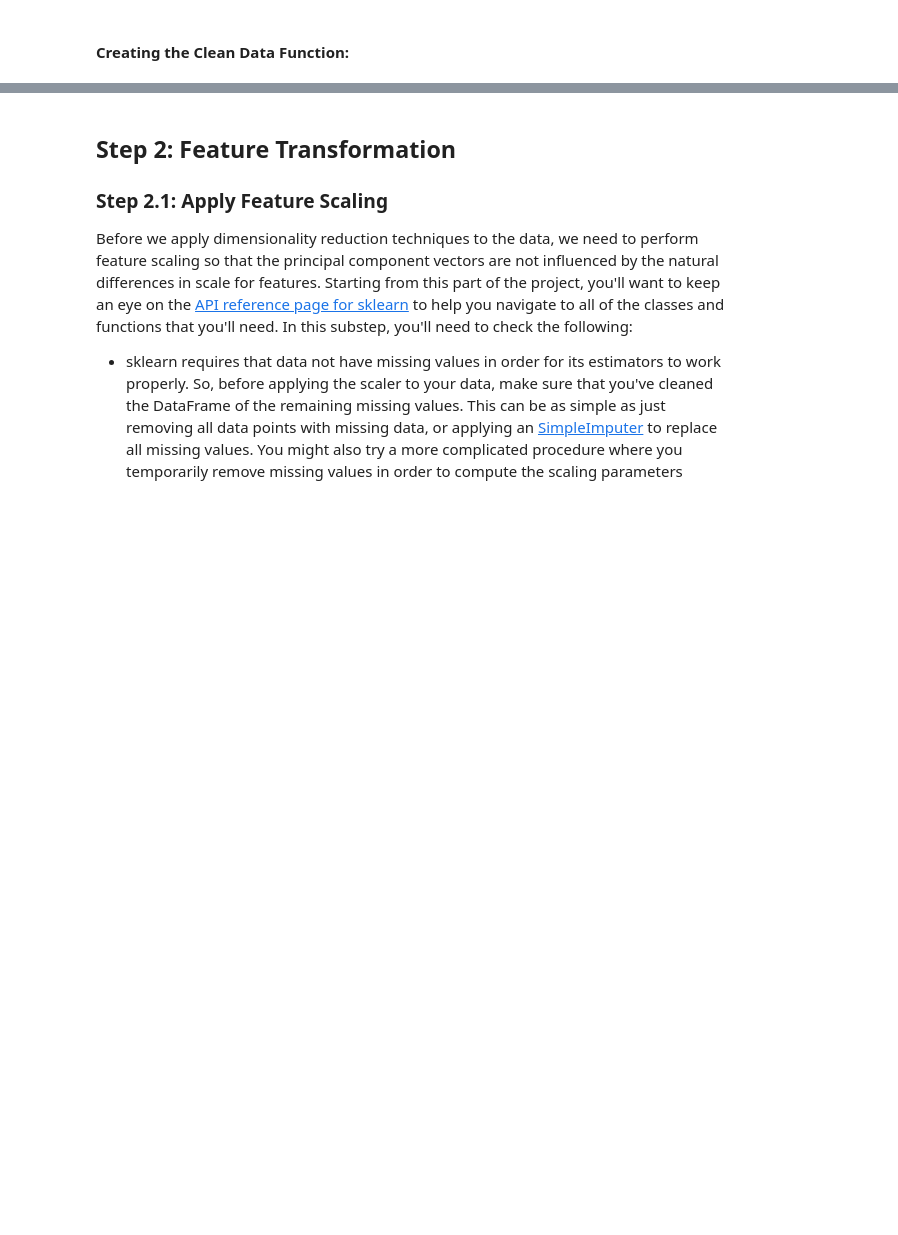
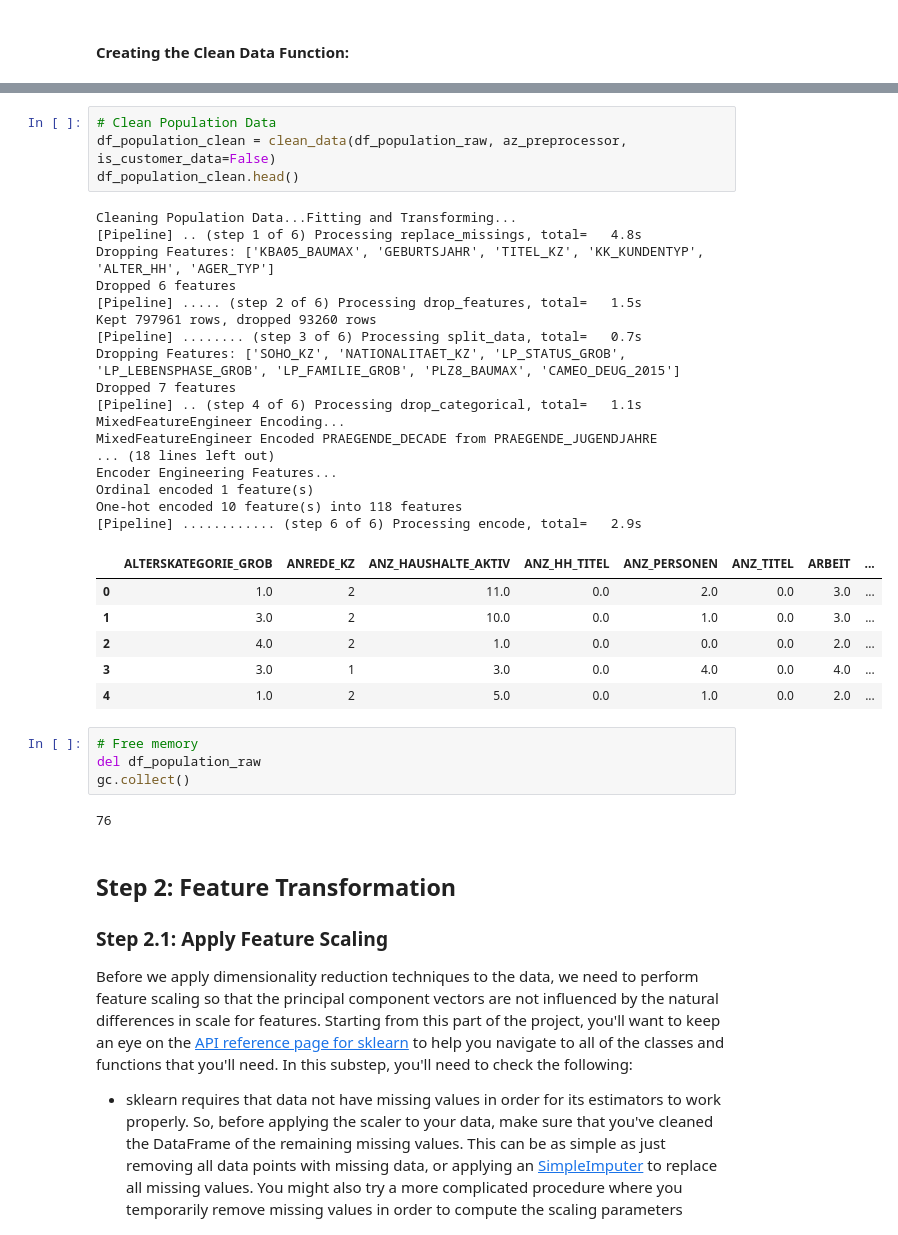
Before and after one commit to kinant/ud-ml-pytorch, a Jupyter notebook: Project 03/identify_customer_segments/Identify_Customer_Segments.ipynb, the cells around one changed output, grey strips where cells are left out. Saved outputs shown, nothing was run; the diff lists cells and outputs as text; blank space fills up the shorter version.

```diff
--- a/Project 03/identify_customer_segments/Identify_Customer_Segments.ipynb
+++ b/Project 03/identify_customer_segments/Identify_Customer_Segments.ipynb
@@ -1701,3 +1700,37 @@ One-hot encoded 10 feature(s) into 118 features
+# %%
+# Clean Population Data
+df_population_clean = clean_data(df_population_raw, az_preprocessor, is_customer_data=False)
+df_population_clean.head()
+# %% [output]
+Cleaning Population Data...Fitting and Transforming...
+[Pipeline] .. (step 1 of 6) Processing replace_missings, total=   4.8s
+Dropping Features: ['KBA05_BAUMAX', 'GEBURTSJAHR', 'TITEL_KZ', 'KK_KUNDENTYP', 'ALTER_HH', 'AGER_TYP']
+Dropped 6 features
+[Pipeline] ..... (step 2 of 6) Processing drop_features, total=   1.5s
+Kept 797961 rows, dropped 93260 rows
+[Pipeline] ........ (step 3 of 6) Processing split_data, total=   0.7s
+Dropping Features: ['SOHO_KZ', 'NATIONALITAET_KZ', 'LP_STATUS_GROB', 'LP_LEBENSPHASE_GROB', 'LP_FAMILIE_GROB', 'PLZ8_BAUMAX', 'CAMEO_DEUG_2015']
+Dropped 7 features
+[Pipeline] .. (step 4 of 6) Processing drop_categorical, total=   1.1s
+MixedFeatureEngineer Encoding...
+MixedFeatureEngineer Encoded PRAEGENDE_DECADE from PRAEGENDE_JUGENDJAHRE
+... (18 lines left out)
+Encoder Engineering Features...
+Ordinal encoded 1 feature(s)
+One-hot encoded 10 feature(s) into 118 features
+[Pipeline] ............ (step 6 of 6) Processing encode, total=   2.9s
+|  | ALTERSKATEGORIE_GROB | ANREDE_KZ | ANZ_HAUSHALTE_AKTIV | ANZ_HH_TITEL | ANZ_PERSONEN | ANZ_TITEL | ARBEIT | ... |
+| 0 | 1.0 | 2 | 11.0 | 0.0 | 2.0 | 0.0 | 3.0 | ... |
+| 1 | 3.0 | 2 | 10.0 | 0.0 | 1.0 | 0.0 | 3.0 | ... |
+| 2 | 4.0 | 2 | 1.0 | 0.0 | 0.0 | 0.0 | 2.0 | ... |
+| 3 | 3.0 | 1 | 3.0 | 0.0 | 4.0 | 0.0 | 4.0 | ... |
+| 4 | 1.0 | 2 | 5.0 | 0.0 | 1.0 | 0.0 | 2.0 | ... |
+# %%
+# Free memory
+del df_population_raw
+gc.collect()
+# %% [output]
+76
 # %% [markdown]
 ## Step 2: Feature Transformation
 
```
Also changed, not shown: parts of 47 cells of this notebook, 1 other file.
